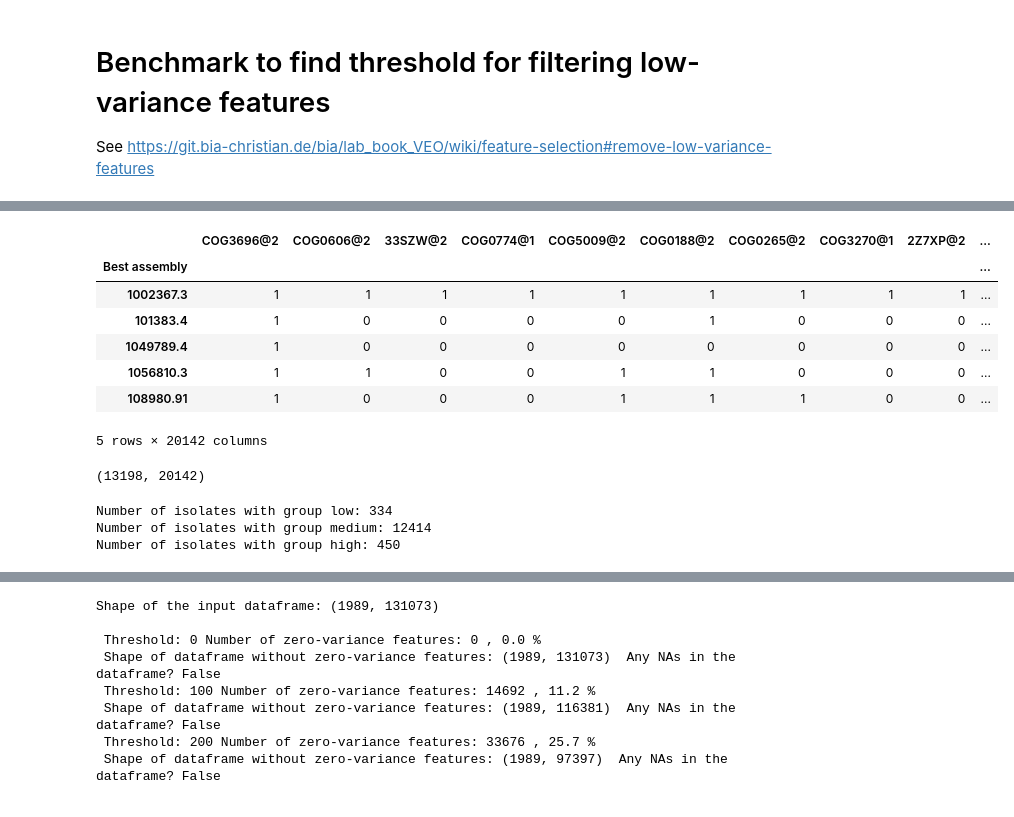
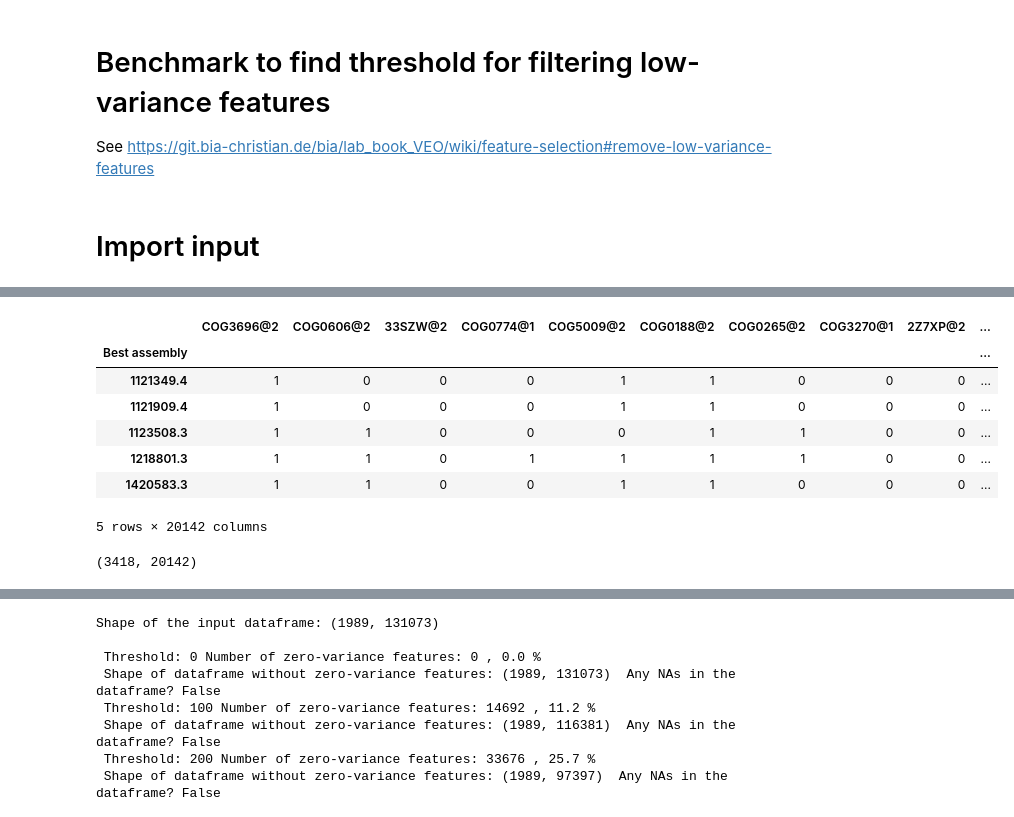
Before and after one commit to ProfHeydeFranca/BacterialData, a Jupyter notebook: run_features/scripts/remove_zero-variance.ipynb, the cells around one changed output, grey strips where cells are left out. Cells and saved outputs as stored; diff of their text form; code cells hidden in the pictures.

```diff
--- a/run_features/scripts/remove_zero-variance.ipynb
+++ b/run_features/scripts/remove_zero-variance.ipynb
@@ -14,6 +14,8 @@ np.set_printoptions(suppress=True,
 #Activate print all activities
 from IPython.core.interactiveshell import InteractiveShell
 InteractiveShell.ast_node_interactivity = "all"
+# %% [markdown]
+# Import input
 # %%
 import pickle
 import zstandard
@@ -24,11 +26,15 @@ import datetime
 print("Started script! Loading input file...", datetime.datetime.now())
 
 #feature = 'kmer9Classification'
-feature = 'gene-familiesClassification'
-#abiotic_factor = 'salt'
-abiotic_factor = 'temperature'
+#feature = 'gene-familiesClassification'
+feature = 'gene-familiesRegression'
+
+abiotic_factor = 'salt'
+#abiotic_factor = 'temperature'
+
 #group = 'Salinity group'
-group = 'Temp group'
+group = 'Salt all mean'
+#group = 'Temp group'
 
 file1 = '/home/bia/Documents/bacterial_phenotypes/connecting_features_abFactors/df_' + abiotic_factor + '_' + feature + '_selected-filterNA.pickle.zst'
 
@@ -44,23 +50,9 @@ Loaded input pickle zst file... 2024-07-09 17:01:27.972804
 |  | COG3696@2 | COG0606@2 | 33SZW@2 | COG0774@1 | COG5009@2 | COG0188@2 | COG0265@2 | COG3270@1 | 2Z7XP@2 | ... |
 | Best assembly |  |  |  |  |  |  |  |  |  | ... |
-| 1002367.3 | 1 | 1 | 1 | 1 | 1 | 1 | 1 | 1 | 1 | ... |
-| 101383.4 | 1 | 0 | 0 | 0 | 0 | 1 | 0 | 0 | 0 | ... |
-| 1049789.4 | 1 | 0 | 0 | 0 | 0 | 0 | 0 | 0 | 0 | ... |
-| 1056810.3 | 1 | 1 | 0 | 0 | 1 | 1 | 0 | 0 | 0 | ... |
-| 108980.91 | 1 | 0 | 0 | 0 | 1 | 1 | 1 | 0 | 0 | ... |
+| 1121349.4 | 1 | 0 | 0 | 0 | 1 | 1 | 0 | 0 | 0 | ... |
+| 1121909.4 | 1 | 0 | 0 | 0 | 1 | 1 | 0 | 0 | 0 | ... |
+| 1123508.3 | 1 | 1 | 0 | 0 | 0 | 1 | 1 | 0 | 0 | ... |
+| 1218801.3 | 1 | 1 | 0 | 1 | 1 | 1 | 1 | 0 | 0 | ... |
+| 1420583.3 | 1 | 1 | 0 | 0 | 1 | 1 | 0 | 0 | 0 | ... |
 5 rows × 20142 columns
-(13198, 20142)
+(3418, 20142)
-# %%
-#Replace string to int for target variable
-#MAKE SURE THE NUMBER OF GROUPS IS CORRECT
-df[group] = df[group].replace(['low'], 0)
-df[group] = df[group].replace(['medium'], 2)
-df[group] = df[group].replace(['high'], 1)
-
-print('Number of isolates with group low:', len(df[df[group] == 0]) )
-print('Number of isolates with group medium:', len(df[df[group] == 2]) )
-print('Number of isolates with group high:', len(df[df[group] == 1]) )
-# %% [output]
-Number of isolates with group low: 334
-Number of isolates with group medium: 12414
-Number of isolates with group high: 450
```
Also changed, not shown: parts of 19 cells of this notebook, 1 other file.
